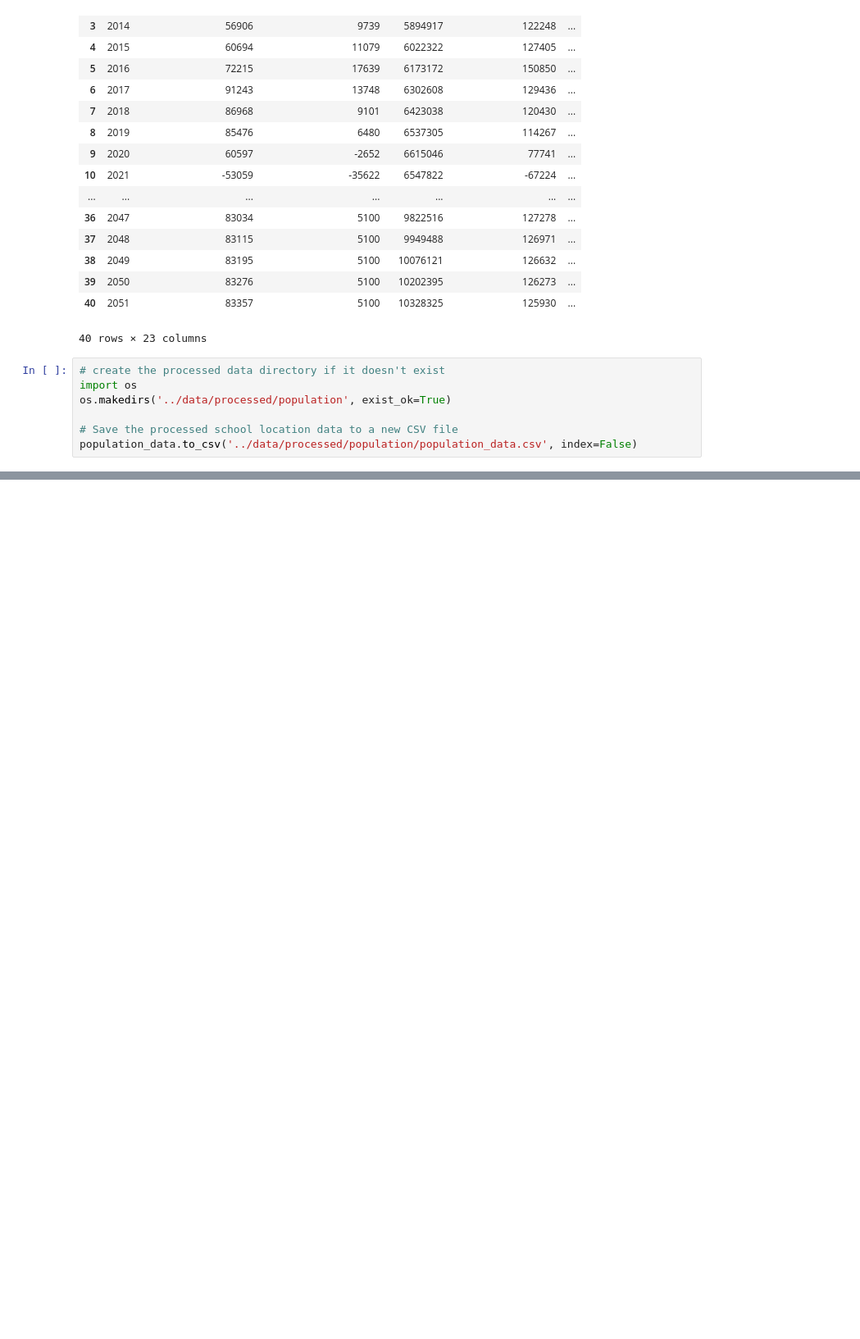
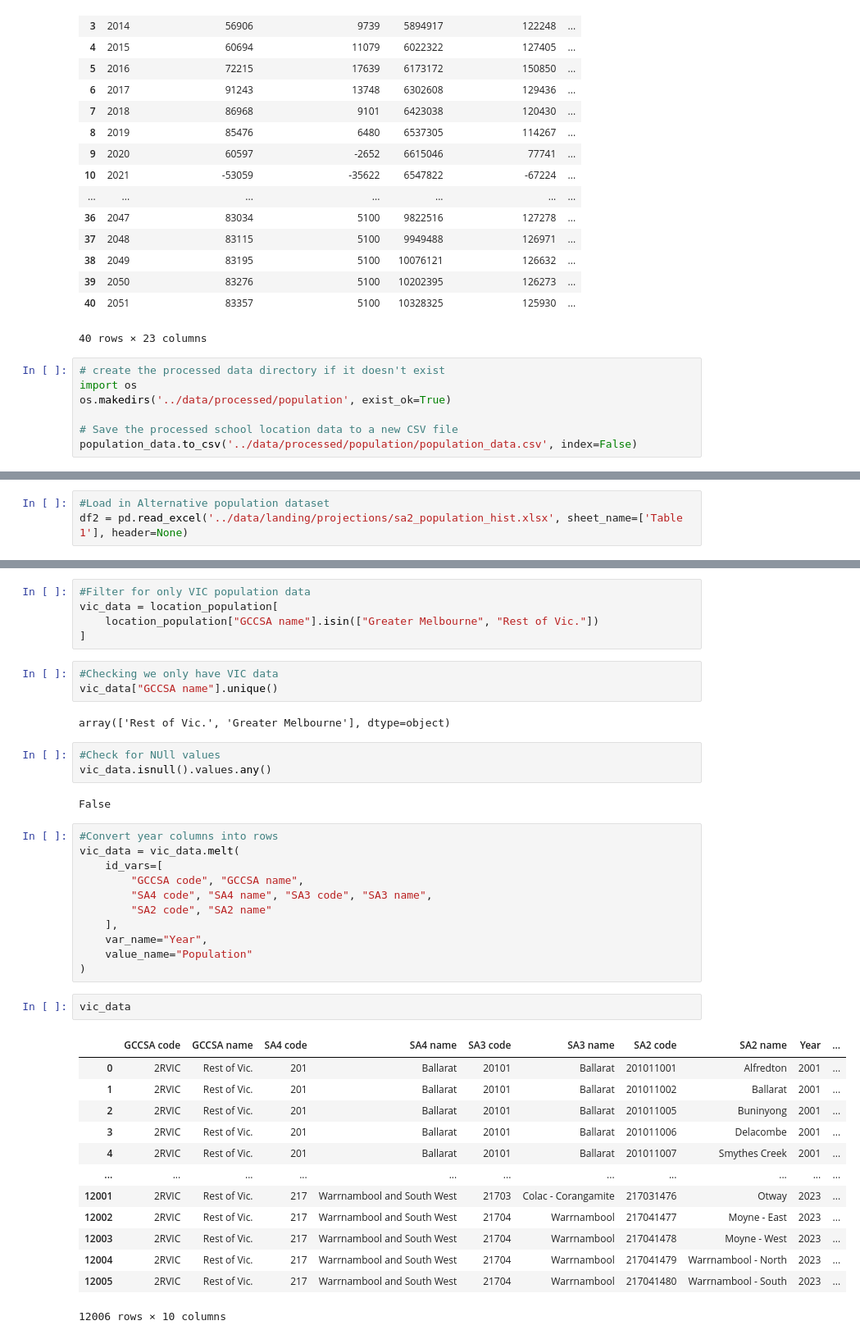
Before and after one commit to bicicow03/Group-Project-Real-Estate-Industry-Analysis, a Jupyter notebook: notebooks/population_preprocess.ipynb, the cells around one changed output, grey strips where cells are left out. Shown at 82% size. Saved outputs shown, nothing was run; the diff lists cells and outputs as text; blank space fills up the shorter version.

Commit message:
load in and preprocess alternative population data

```diff
--- a/notebooks/population_preprocess.ipynb
+++ b/notebooks/population_preprocess.ipynb
@@ -152,0 +174,3 @@ population_data.to_csv('../data/processed/population/population_data.csv', index
+# %%
+#Load in Alternative population dataset
+df2 = pd.read_excel('../data/landing/projections/sa2_population_hist.xlsx', sheet_name=['Table 1'], header=None)
@@ -152,0 +214,42 @@ population_data.to_csv('../data/processed/population/population_data.csv', index
+# %%
+#Filter for only VIC population data
+vic_data = location_population[
+    location_population["GCCSA name"].isin(["Greater Melbourne", "Rest of Vic."])
+]
+# %%
+#Checking we only have VIC data
+vic_data["GCCSA name"].unique()
+# %% [output]
+array(['Rest of Vic.', 'Greater Melbourne'], dtype=object)
+# %%
+#Check for NUll values
+vic_data.isnull().values.any()
+# %% [output]
+False
+# %%
+#Convert year columns into rows
+vic_data = vic_data.melt(
+    id_vars=[
+        "GCCSA code", "GCCSA name",
+        "SA4 code", "SA4 name", "SA3 code", "SA3 name",
+        "SA2 code", "SA2 name"
+    ],
+    var_name="Year",
+    value_name="Population"
+)
+# %%
+vic_data
+# %% [output]
+|  | GCCSA code | GCCSA name | SA4 code | SA4 name | SA3 code | SA3 name | SA2 code | SA2 name | Year | ... |
+| 0 | 2RVIC | Rest of Vic. | 201 | Ballarat | 20101 | Ballarat | 201011001 | Alfredton | 2001 | ... |
+| 1 | 2RVIC | Rest of Vic. | 201 | Ballarat | 20101 | Ballarat | 201011002 | Ballarat | 2001 | ... |
+| 2 | 2RVIC | Rest of Vic. | 201 | Ballarat | 20101 | Ballarat | 201011005 | Buninyong | 2001 | ... |
+| 3 | 2RVIC | Rest of Vic. | 201 | Ballarat | 20101 | Ballarat | 201011006 | Delacombe | 2001 | ... |
+| 4 | 2RVIC | Rest of Vic. | 201 | Ballarat | 20101 | Ballarat | 201011007 | Smythes Creek | 2001 | ... |
+| ... | ... | ... | ... | ... | ... | ... | ... | ... | ... | ... |
+| 12001 | 2RVIC | Rest of Vic. | 217 | Warrnambool and South West | 21703 | Colac - Corangamite | 217031476 | Otway | 2023 | ... |
+| 12002 | 2RVIC | Rest of Vic. | 217 | Warrnambool and South West | 21704 | Warrnambool | 217041477 | Moyne - East | 2023 | ... |
+| 12003 | 2RVIC | Rest of Vic. | 217 | Warrnambool and South West | 21704 | Warrnambool | 217041478 | Moyne - West | 2023 | ... |
+| 12004 | 2RVIC | Rest of Vic. | 217 | Warrnambool and South West | 21704 | Warrnambool | 217041479 | Warrnambool - North | 2023 | ... |
+| 12005 | 2RVIC | Rest of Vic. | 217 | Warrnambool and South West | 21704 | Warrnambool | 217041480 | Warrnambool - South | 2023 | ... |
+12006 rows × 10 columns
```
Also changed, not shown: parts of 8 cells of this notebook.
